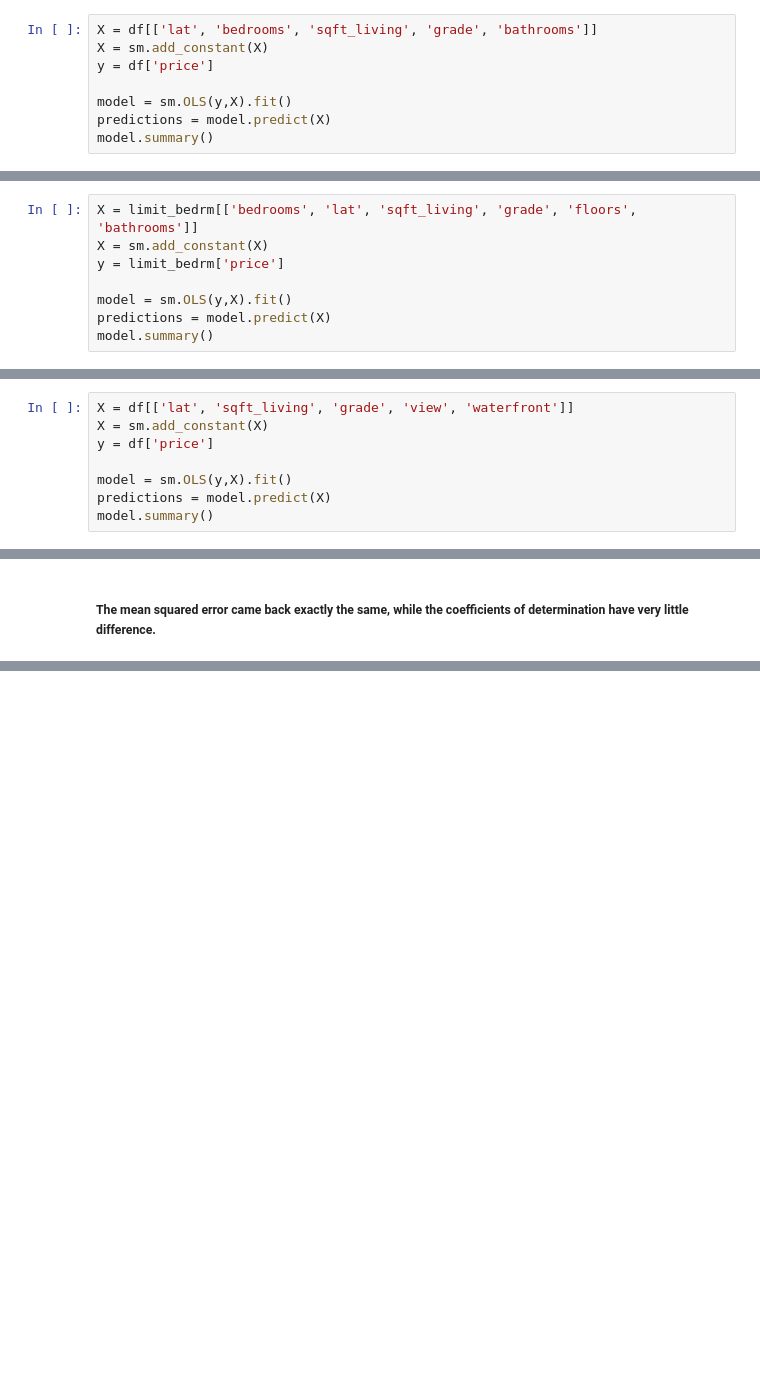
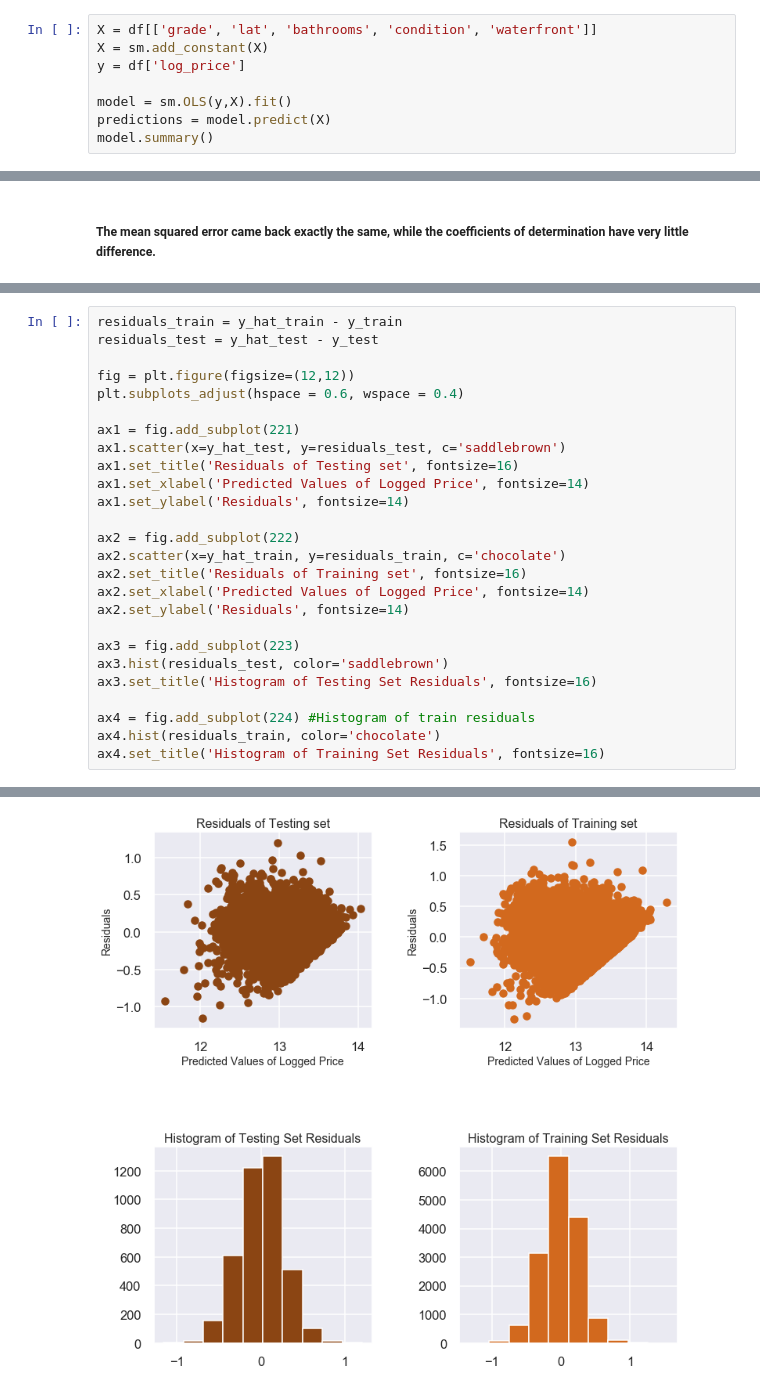
Before and after one commit to linhmai19/dsc-mod-2-project-v2-1-online-ds-sp-000, a Jupyter notebook: KC_analysis.ipynb, the cells around one changed output, grey strips where cells are left out. Saved outputs shown, nothing was run; the diff lists cells and outputs as text; blank space fills up the shorter version.

```diff
--- a/KC_analysis.ipynb
+++ b/KC_analysis.ipynb
@@ -346,7 +485,7 @@ model.summary()
 # %%
-X = df[['lat', 'bedrooms', 'sqft_living', 'grade', 'bathrooms']]
+X = df[['grade', 'lat', 'bathrooms', 'condition', 'waterfront']]
 X = sm.add_constant(X)
-y = df['price']
+y = df['log_price']
 
 model = sm.OLS(y,X).fit()
 predictions = model.predict(X)
@@ -358,8 +518,0 @@ model.summary()
-# %%
-X = limit_bedrm[['bedrooms', 'lat', 'sqft_living', 'grade', 'floors', 'bathrooms']]
-X = sm.add_constant(X)
-y = limit_bedrm['price']
-
-model = sm.OLS(y,X).fit()
-predictions = model.predict(X)
-model.summary()
@@ -370,8 +518,0 @@ model.summary()
-# %%
-X = df[['lat', 'sqft_living', 'grade', 'view', 'waterfront']]
-X = sm.add_constant(X)
-y = df['price']
-
-model = sm.OLS(y,X).fit()
-predictions = model.predict(X)
-model.summary()
@@ -456,0 +626,27 @@ print('k fold value of coefficient of determination, 20 partitions:', cv_20_resu
+# %%
+residuals_train = y_hat_train - y_train
+residuals_test = y_hat_test - y_test
+
+fig = plt.figure(figsize=(12,12))
+plt.subplots_adjust(hspace = 0.6, wspace = 0.4)
+
+ax1 = fig.add_subplot(221)
+ax1.scatter(x=y_hat_test, y=residuals_test, c='saddlebrown')
+ax1.set_title('Residuals of Testing set', fontsize=16)
+ax1.set_xlabel('Predicted Values of Logged Price', fontsize=14)
+ax1.set_ylabel('Residuals', fontsize=14)
+
+ax2 = fig.add_subplot(222)
+ax2.scatter(x=y_hat_train, y=residuals_train, c='chocolate')
+ax2.set_title('Residuals of Training set', fontsize=16)
+ax2.set_xlabel('Predicted Values of Logged Price', fontsize=14)
+ax2.set_ylabel('Residuals', fontsize=14)
+
+ax3 = fig.add_subplot(223)
+ax3.hist(residuals_test, color='saddlebrown')
+ax3.set_title('Histogram of Testing Set Residuals', fontsize=16)
+
+ax4 = fig.add_subplot(224) #Histogram of train residuals
+ax4.hist(residuals_train, color='chocolate')
+ax4.set_title('Histogram of Training Set Residuals', fontsize=16)
+# %% [output]
@@ -456,0 +654 @@ print('k fold value of coefficient of determination, 20 partitions:', cv_20_resu
+[figure, added]
```
Also changed, not shown: parts of 55 cells of this notebook.
